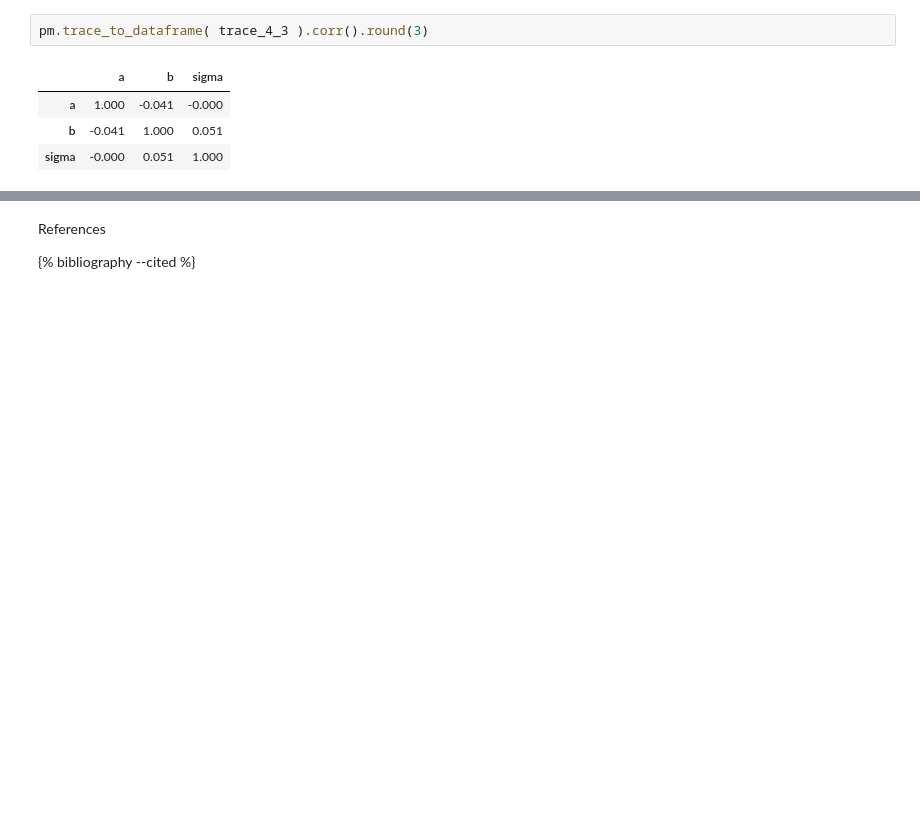
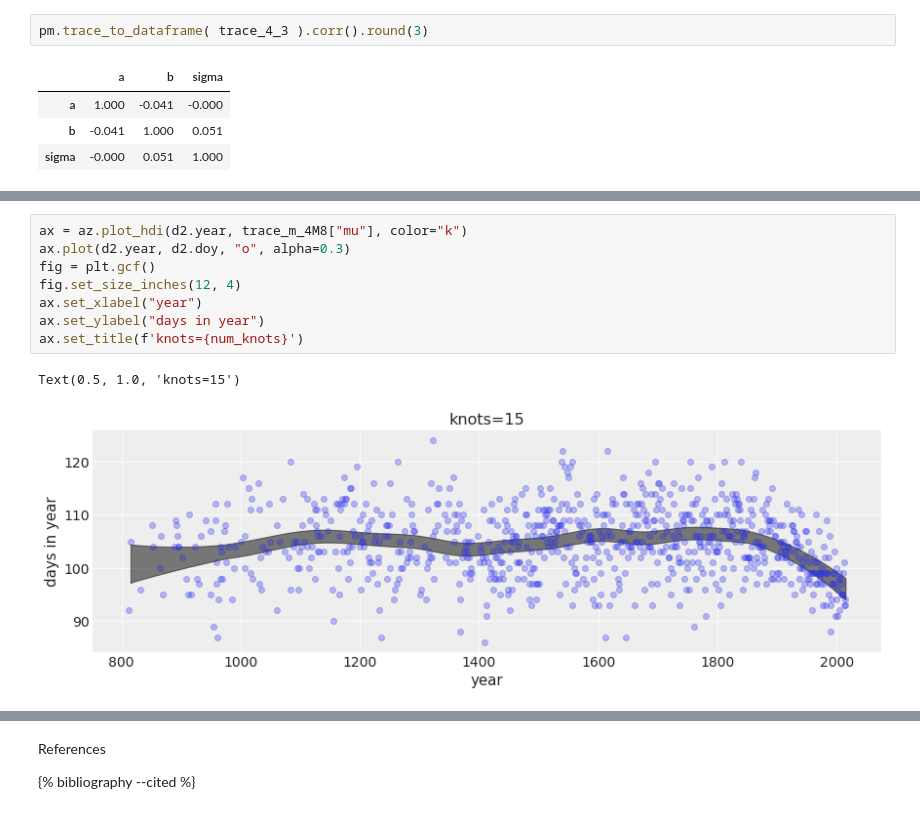
Before and after one commit to nasheqlbrm/blog, a Jupyter notebook: _notebooks/2022-04-10-McElreath-Chapter-4.ipynb, the cells around one changed output, grey strips where cells are left out. Saved outputs shown, nothing was run; the diff lists cells and outputs as text; blank space fills up the shorter version.

```diff
--- a/_notebooks/2022-04-10-McElreath-Chapter-4.ipynb
+++ b/_notebooks/2022-04-10-McElreath-Chapter-4.ipynb
@@ -423,0 +536,11 @@ pm.trace_to_dataframe( trace_4_3 ).corr().round(3)
+# %%
+ax = az.plot_hdi(d2.year, trace_m_4M8["mu"], color="k")
+ax.plot(d2.year, d2.doy, "o", alpha=0.3)
+fig = plt.gcf()
+fig.set_size_inches(12, 4)
+ax.set_xlabel("year")
+ax.set_ylabel("days in year")
+ax.set_title(f'knots={num_knots}')
+# %% [output]
+Text(0.5, 1.0, 'knots=15')
+[figure, added]
```
Also changed, not shown: parts of 15 cells of this notebook.
